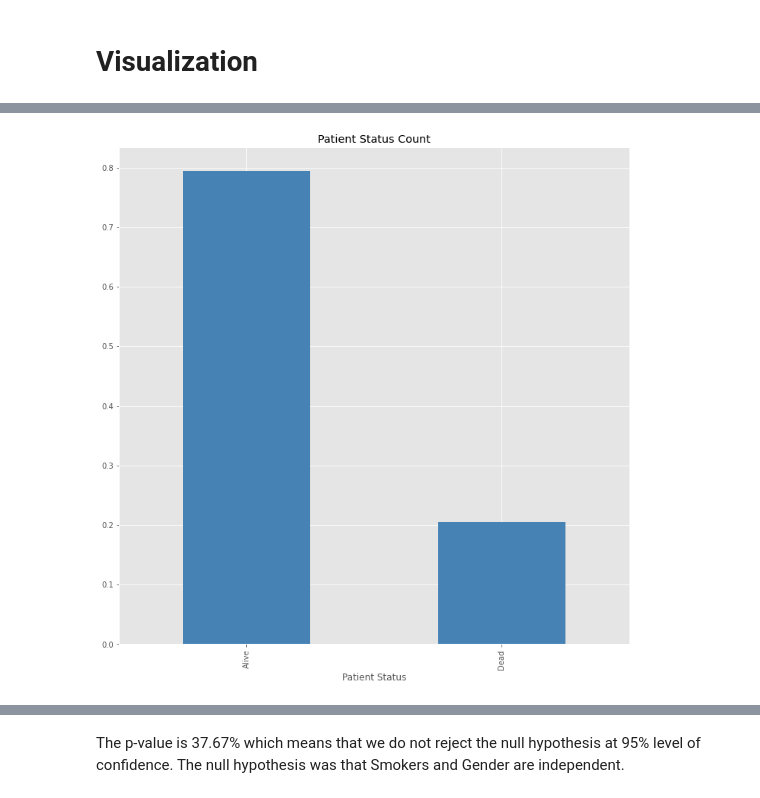
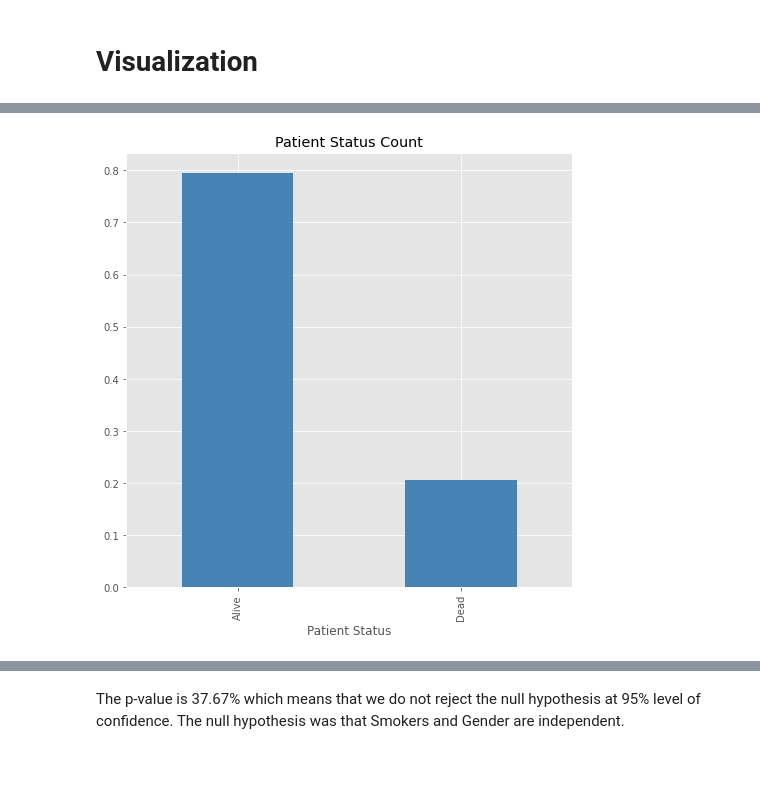
Before and after one commit to linahourieh/Breast-Cancer, a Jupyter notebook: Breast_Cancer_BRCA.ipynb, the cells around one changed output, grey strips where cells are left out. Drawn from its saved outputs; the diff is of its cells as text; code cells hidden in the pictures; blank space fills up the shorter version.

```diff
--- a/Breast_Cancer_BRCA.ipynb
+++ b/Breast_Cancer_BRCA.ipynb
@@ -107,8 +116,10 @@ df[df['Date_of_Last_Visit'].isna() == True]
+# %%
+df.drop(index=[7, 22, 99, 111, 182, 196, 206, 219, 221, 285, 286, 305, 321], inplace=True)
 # %%
-from sklearn.impute import KNNImputer
+'''from sklearn.impute import KNNImputer
 
 df['Patient_Status_map'] = df['Patient_Status'].map({'Alive':1, 'Dead':0})
-imputer1 = KNNImputer(n_neighbors=2, weights="uniform").fit(df[['Patient_Status_map']])
-df['Patient_Status'] = imputer1.transform(df[['Patient_Status_map']])
-print(df['Patient_Status'])
+imputer1 = KNNImputer(n_neighbors=19, weights="uniform").fit(df[['Patient_Status_map']])
+df['Patient_Status_2'] = imputer1.transform(df[['Patient_Status_map']])
+print(df['Patient_Status_2'].value_counts())'''
 # %% [output]
@@ -147,6 +146,6 @@ Patient_Status_map    13
 dtype: int64
 # %%
-df.drop(columns=['Patient_Status_map'], inplace=True)
+#df.drop(columns=['Patient_Status_map'], inplace=True)
 # %% [markdown]
 # Feature Engineering
 # %%
@@ -179,6 +178,6 @@ Recovery_Period       17
 dtype: int64
 # %%
-imputer1 = KNNImputer(n_neighbors=5, weights="uniform").fit(df[['Recovery_Period']])
+imputer1 = KNNImputer(n_neighbors=15, weights="uniform").fit(df[['Recovery_Period']])
 df['Recovery_Period'] = imputer1.transform(df[['Recovery_Period']])
 print(df['Recovery_Period'])
 # %% [output]
@@ -238,9 +235,9 @@ plt.show()
 # %%
 # generate plot
-df['Patient_Status'].value_counts(normalize=True).plot(kind='bar', figsize=(12, 12), color='steelblue')
+df['Patient_Status'].value_counts(normalize=True).plot(kind='bar', figsize=(8, 8), color='steelblue')
 plt.xlabel('Patient Status')
 plt.title('Patient Status Count')
 
 plt.show()
 # %% [output]
-[figure, old version]
+[figure, new version]
```
Also changed, not shown: parts of 48 cells of this notebook.
